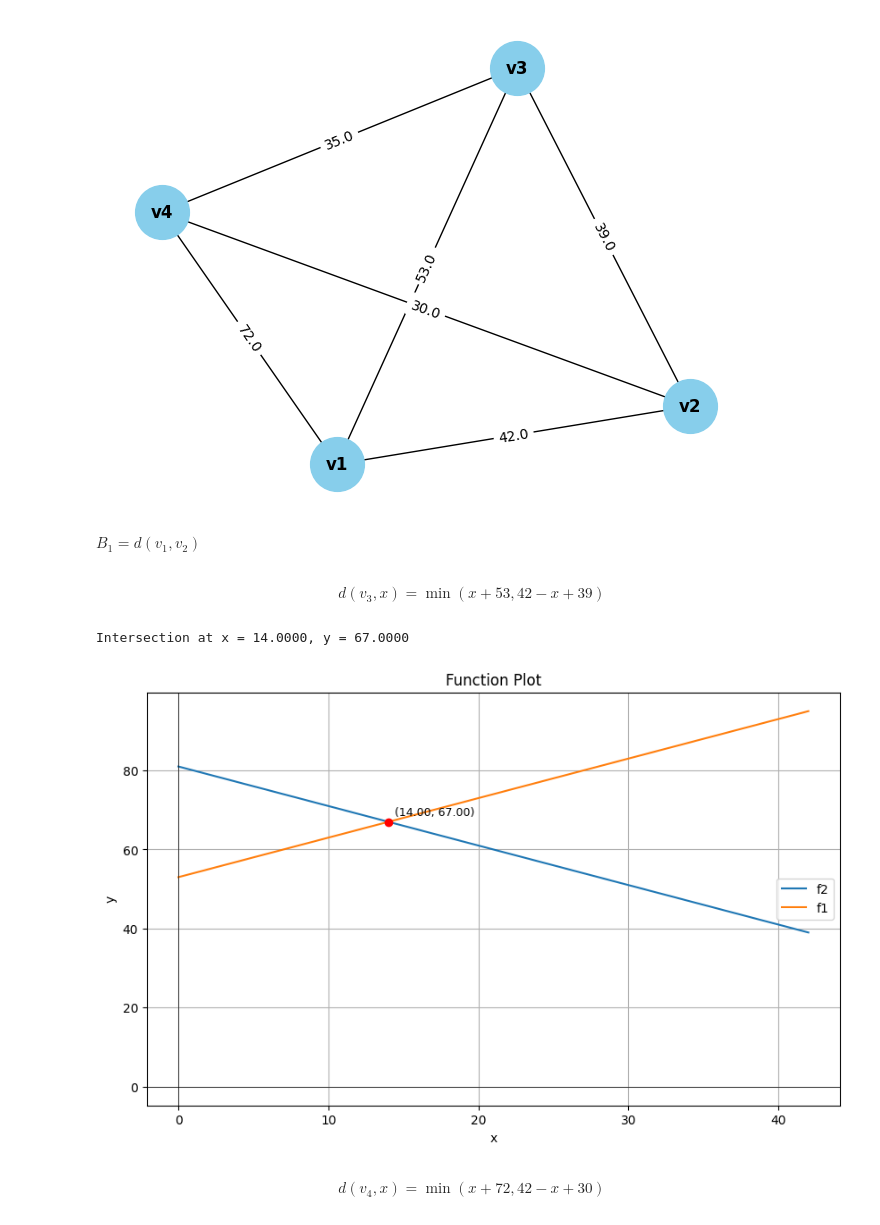
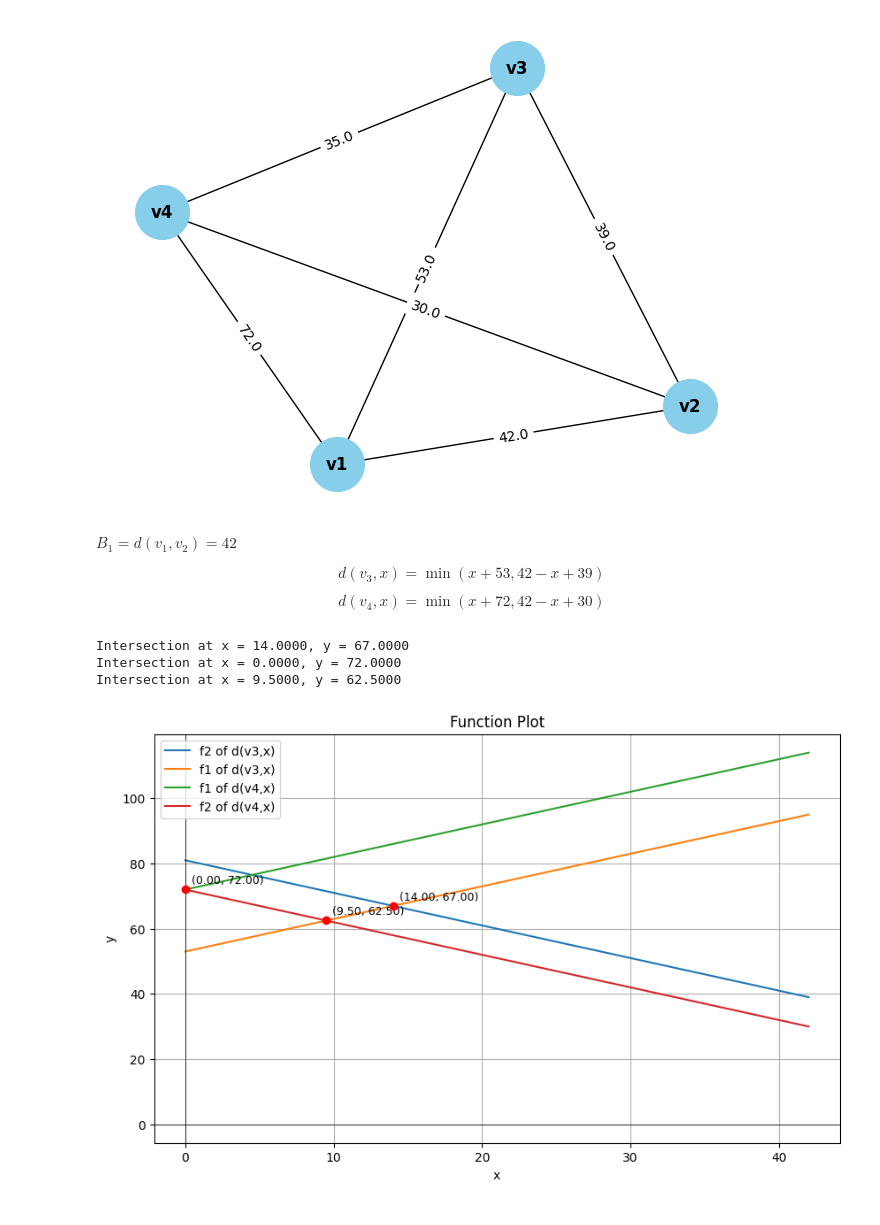
Before and after one commit to Bancie/thuhoach.nckh, a Jupyter notebook: ipynb/location/VDMH Single Center.ipynb, the cells around one changed output. Saved outputs shown, nothing was run; the diff lists cells and outputs as text; code cells hidden in the pictures.

```diff
--- a/ipynb/location/VDMH Single Center.ipynb
+++ b/ipynb/location/VDMH Single Center.ipynb
@@ -49,24 +49,33 @@ graph.show_node()
 # %% [output]
 [figure]
 # %% [markdown]
-$B_1 = d(v_1, v_2)$
+$B_1 = d(v_1, v_2) =42$
+
+$$
+d(v_3, x) = \min (x + 53, 42-x+39)
+$$
+
+$$
+d(v_4, x) = \min (x + 72, 42-x+30)
+$$
-# %% [markdown]
-$$
-d(v_3, x) = \min (x + 53, 42-x+39)
-$$
 # %%
+
 B1 = FunctionPlotter(0, 42, 100)
 def f1(x): return x + 53
 def f2(x): return 42 - x + 39
-B1.add_function(f2, "f2")
-B1.add_function(f1, "f1")
+def f3(x): return x + 72
+def f4(x): return 42 - x + 30
+B1.add_function(f2, "f2 of d(v3,x)")
+B1.add_function(f1, "f1 of d(v3,x)")
+B1.add_function(f3, "f1 of d(v4,x)")
+B1.add_function(f4, "f2 of d(v4,x)")
 B1.find_intersection(0, 1)
+B1.find_intersection(2, 3)
+B1.find_intersection(1, 3)
 B1.plot()
 # %% [output]
 Intersection at x = 14.0000, y = 67.0000
+Intersection at x = 0.0000, y = 72.0000
+Intersection at x = 9.5000, y = 62.5000
-[figure, old version]
+[figure, new version]
-# %% [markdown]
-$$
-d(v_4, x) = \min (x + 72, 42-x+30)
-$$
 # %% [markdown]
```
Also changed, not shown: parts of 9 cells of this notebook, 7 other files.
